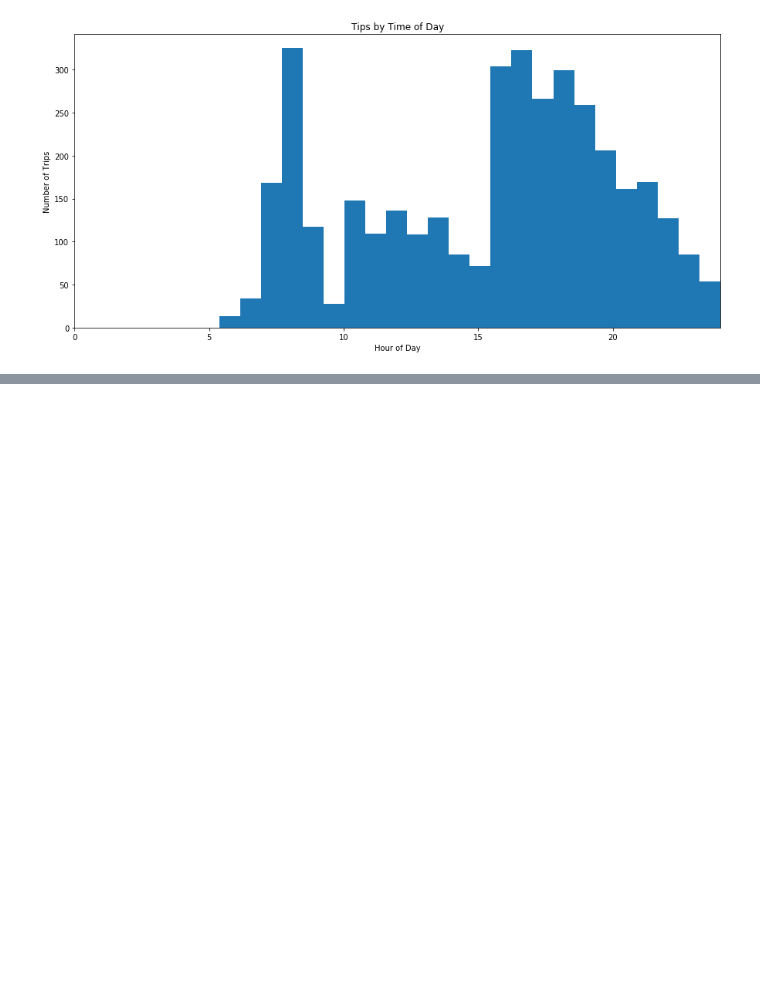
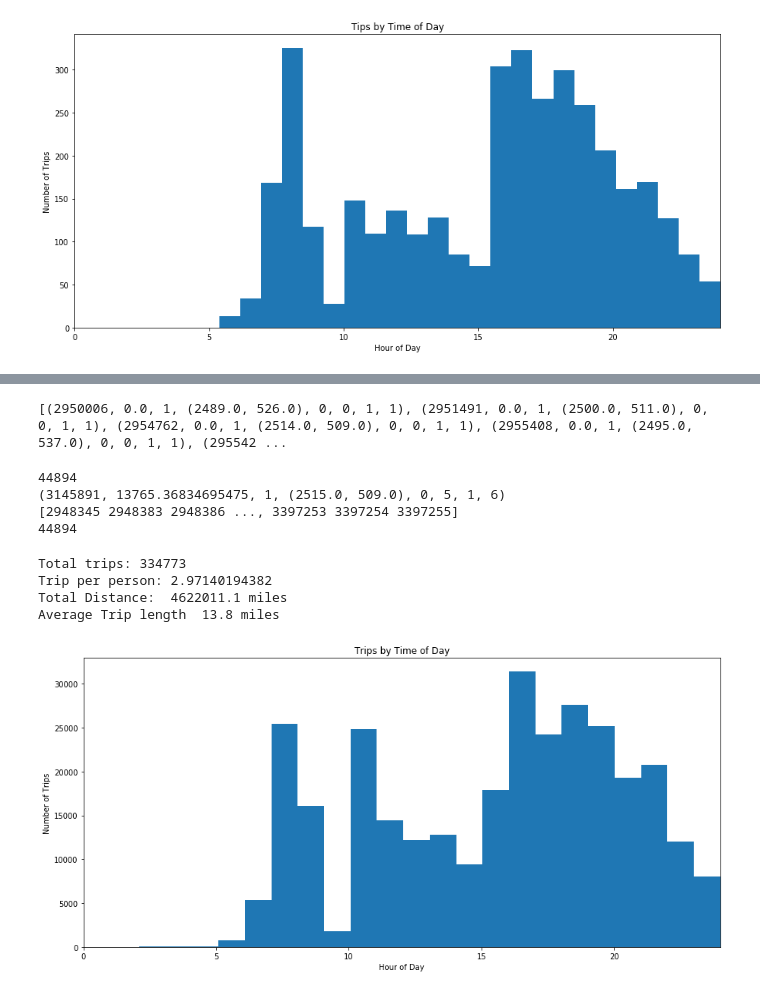
Before and after one commit to michaelweissman/ORF_467_HW7, a Jupyter notebook: ORF_467_HW7.ipynb, the cells around one changed output, grey strips where cells are left out. Cells and saved outputs as stored; diff of their text form; code cells hidden in the pictures; blank space fills up the shorter version.

```diff
--- a/ORF_467_HW7.ipynb
+++ b/ORF_467_HW7.ipynb
@@ -416,0 +426,76 @@ print(house_income[0:20])
+# %%
+house_income_plus_mi.sort(key=lambda x: x[-1])
+print(house_income_plus_mi[0:5])
+# %% [output]
+[(2950006, 0.0, 1, (2489.0, 526.0), 0, 0, 1, 1), (2951491, 0.0, 1, (2500.0, 511.0), 0, 0, 1, 1), (2954762, 0.0, 1, (2514.0, 509.0), 0, 0, 1, 1), (2955408, 0.0, 1, (2495.0, 537.0), 0, 0, 1, 1), (295542 ...
+# %%
+print(len(house_income_plus_mi) / 10)
+print(house_income_plus_mi[len(house_income_plus_mi) / 10])
+temp = house_income_plus_mi[0:len(house_income_plus_mi) / 10]
+t = [row[0] for row in temp]
+lowest_decile = np.unique(t)
+print(lowest_decile)
+print(len(lowest_decile))
+# %% [output]
+44894
+(3145891, 13765.36834695475, 1, (2515.0, 509.0), 0, 5, 1, 6)
+[2948345 2948383 2948386 ..., 3397253 3397254 3397255]
+44894
+# %%
+lowest_decile.sort()
+# %%
+lowest_decile_trips = df.loc[df["HH ID"].isin(lowest_decile)]
+# %%
+# Strip out to make new file/data frame
+l = []
+trip_per_person = []
+for i in range(len(lowest_decile_trips)):
+    trip_per_person.append(0)
+total_distance = 0
+q = 0
+for index, row in lowest_decile_trips.iterrows():
+    for j in range(1,7):
+        s = "Node "+ str(j+1)+" Name"
+        if not (pd.isnull(row[s])):
+            trip_per_person[q] += 1
+            # {oXpixel,  oYpixel,  oName,  oTime,  dXpixel,  dYpixel,  dName,  1,2xPixel2PixelCartesianDistanceInMiles}
+            # get info and send to diff file(put in array)
+            p = pixelate(row["Node "+ str(j)+" Lat"], row["Node "+ str(j)+" Lon"])
+            p1 = pixelate(row["Node "+ str(j+1)+" Lat"], row["Node "+ str(j+1)+" Lon"])
+            oXpixel = p[0]
+            oYpixel = p[1]
+            oName = row["Node "+ str(j)+" Name"]
+            oTime = row["Node "+ str(j)+" Departure Time"]
+            dXpixel = p1[0]
+            dYpixel = p1[1]
+            dName = row["Node "+ str(j+1)+" Name"]
+            pixelDistance = 1.2*((math.sqrt((oXpixel - dXpixel)**2 + (oYpixel - dYpixel)**2))*.5)
+            total_distance += pixelDistance
+            l.append([oXpixel,  oYpixel,  oName,  oTime,  dXpixel,  dYpixel,  dName, pixelDistance])
+    q+= 1
+
+print "Total trips:", len(l)
+tpp = len(l) / (1.* len(trip_per_person))
+print "Trip per person:", tpp
+print "Total Distance: ", round(total_distance, 1), "miles"
+avg = total_distance / len(l)
+print "Average Trip length ", round(avg,1), "miles"
+
+z = (np.squeeze(l)[:,3])
+b = []
+for i in z:
+    if ((float(i)/(60*60)) > 0 and (float(i)/(60*60) <=24)):
+        b.append(float(i)/(60*60))
+fig, ax = plt.subplots(figsize=(15,7))
+plt.xlabel('Hour of Day')
+plt.ylabel('Number of Trips')
+plt.title("Trips by Time of Day")
+plt.xlim([0,24])
+plt.hist(b, bins=24)
+plt.show()
+# %% [output]
+Total trips: 334773
+Trip per person: 2.97140194382
+Total Distance:  4622011.1 miles
+Average Trip length  13.8 miles
+[figure, added]
```
Also changed, not shown: parts of 5 cells of this notebook.
